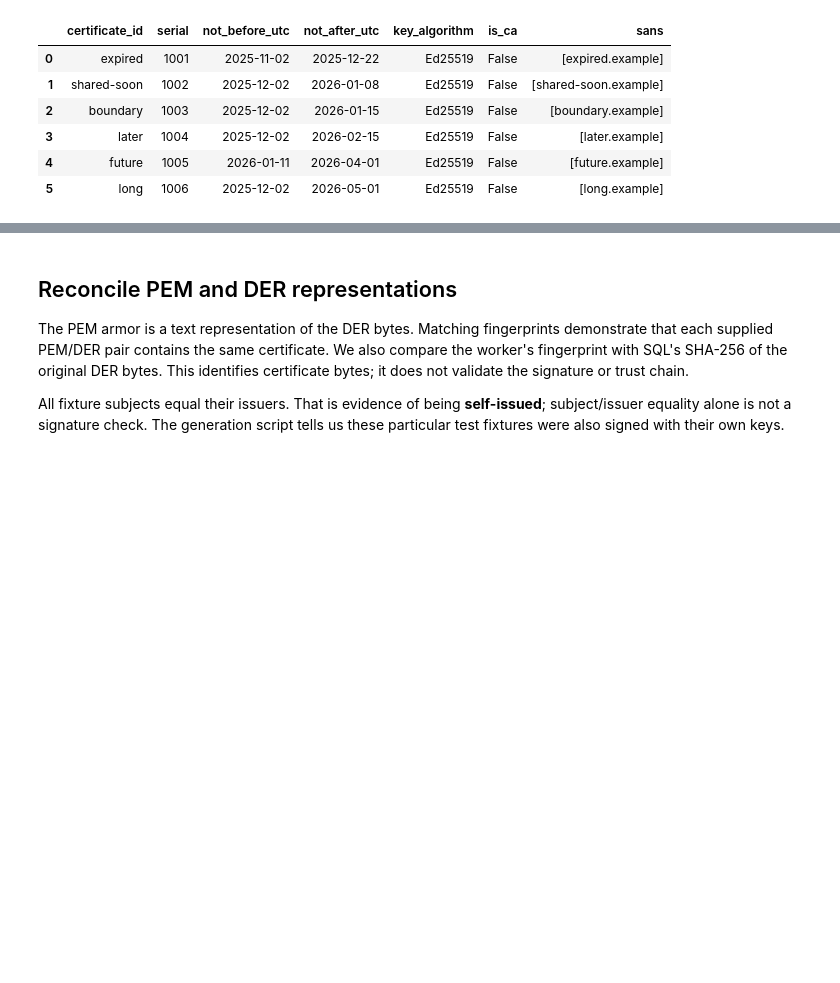
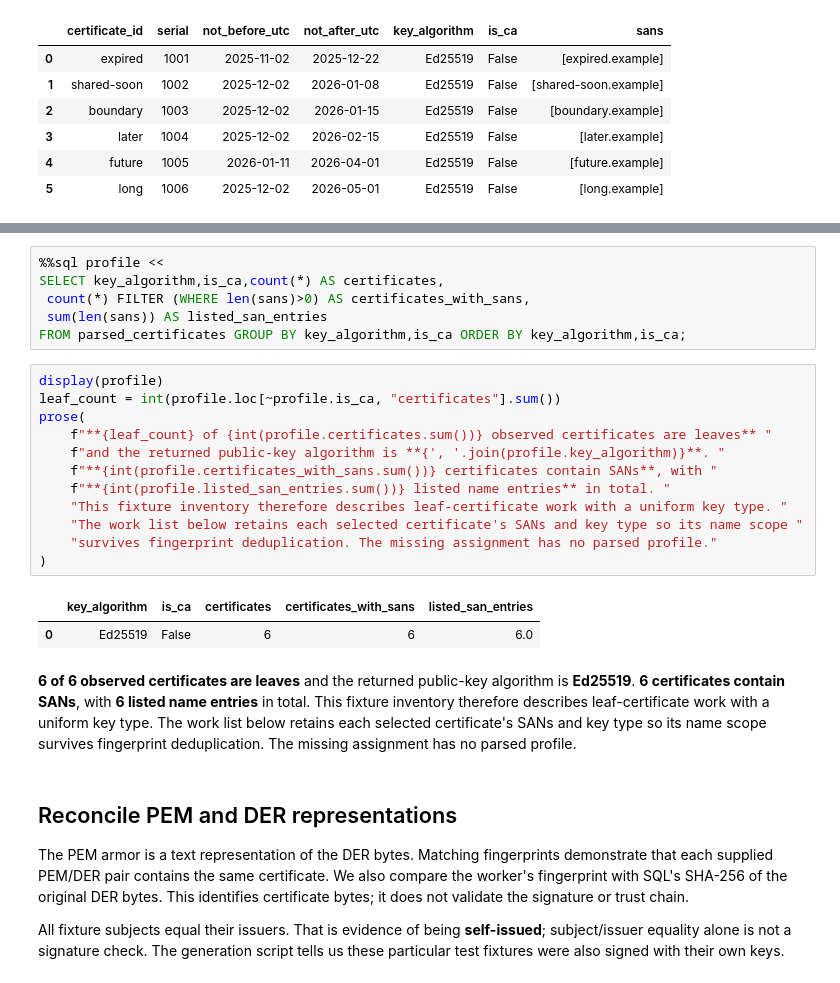
Before and after one commit to Query-farm/vgi-x509, a Jupyter notebook: notebooks/01_plan_certificate_work.ipynb, the cells around one changed output, grey strips where cells are left out. Drawn from its saved outputs; the diff is of its cells as text; blank space fills up the shorter version.

```diff
--- a/notebooks/01_plan_certificate_work.ipynb
+++ b/notebooks/01_plan_certificate_work.ipynb
@@ -108,3 +119,25 @@ FROM parsed_certificates ORDER BY not_after_utc;
+# %%
+%%sql profile <<
+SELECT key_algorithm,is_ca,count(*) AS certificates,
+ count(*) FILTER (WHERE len(sans)>0) AS certificates_with_sans,
+ sum(len(sans)) AS listed_san_entries
+FROM parsed_certificates GROUP BY key_algorithm,is_ca ORDER BY key_algorithm,is_ca;
+# %%
+display(profile)
+leaf_count = int(profile.loc[~profile.is_ca, "certificates"].sum())
+prose(
+    f"**{leaf_count} of {int(profile.certificates.sum())} observed certificates are leaves** "
+    f"and the returned public-key algorithm is **{', '.join(profile.key_algorithm)}**. "
+    f"**{int(profile.certificates_with_sans.sum())} certificates contain SANs**, with "
+    f"**{int(profile.listed_san_entries.sum())} listed name entries** in total. "
+    "This fixture inventory therefore describes leaf-certificate work with a uniform key type. "
+    "The work list below retains each selected certificate's SANs and key type so its name scope "
+    "survives fingerprint deduplication. The missing assignment has no parsed profile."
+)
+# %% [output]
+|  | key_algorithm | is_ca | certificates | certificates_with_sans | listed_san_entries |
+| 0 | Ed25519 | False | 6 | 6 | 6.0 |
+**6 of 6 observed certificates are leaves** and the returned public-key algorithm is **Ed25519**. **6 certificates contain SANs**, with **6 listed name entries** in total. This fixture inventory therefore describes leaf-certificate work with a uniform key type. The work list below retains each selected certificate's SANs and key type so its name scope survives fingerprint deduplication. The missing assignment has no parsed profile.
 # %% [markdown]
 ## Reconcile PEM and DER representations
 
```
Also changed, not shown: parts of 12 cells of this notebook, 12 other files.
